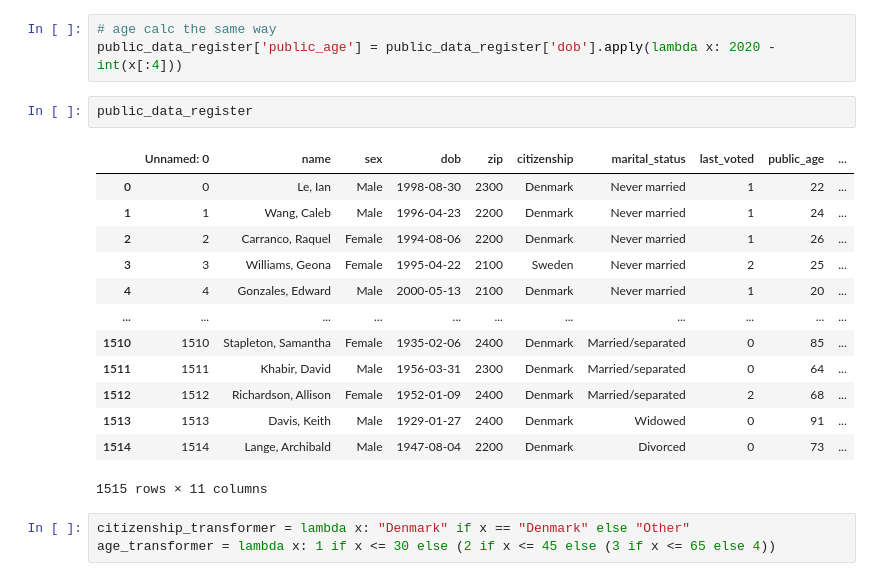
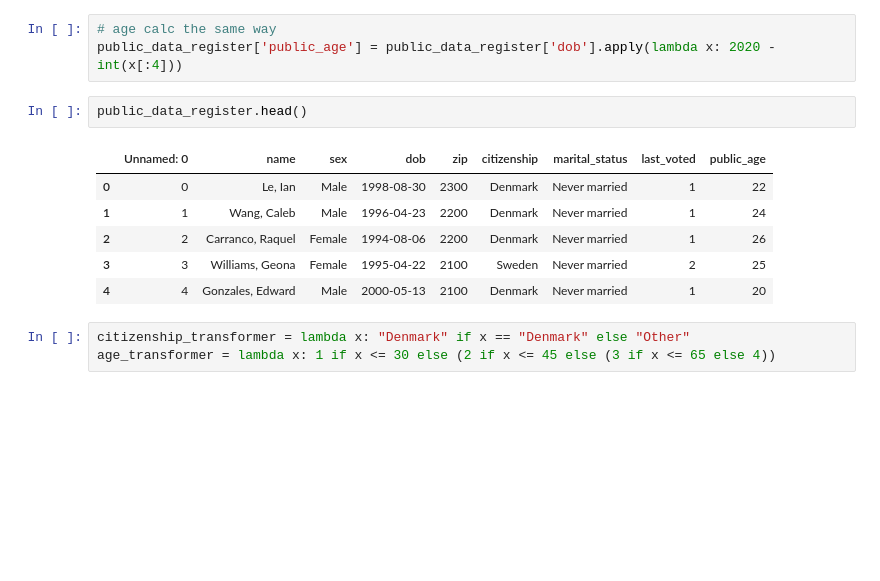
Before and after one commit to edibegovic/SecurityPrivacy, a Jupyter notebook: src/deanonymizer.ipynb, the cells around one changed output. Cells and saved outputs as stored; diff of their text form; blank space fills up the shorter version.

```diff
--- a/src/deanonymizer.ipynb
+++ b/src/deanonymizer.ipynb
@@ -78,21 +97,14 @@ public_data_register.head()
 # age calc the same way
 public_data_register['public_age'] = public_data_register['dob'].apply(lambda x: 2020 - int(x[:4]))
 # %%
-public_data_register
+public_data_register.head()
 # %% [output]
-|  | Unnamed: 0 | name | sex | dob | zip | citizenship | marital_status | last_voted | public_age | ... |
-| 0 | 0 | Le, Ian | Male | 1998-08-30 | 2300 | Denmark | Never married | 1 | 22 | ... |
-| 1 | 1 | Wang, Caleb | Male | 1996-04-23 | 2200 | Denmark | Never married | 1 | 24 | ... |
-| 2 | 2 | Carranco, Raquel | Female | 1994-08-06 | 2200 | Denmark | Never married | 1 | 26 | ... |
-| 3 | 3 | Williams, Geona | Female | 1995-04-22 | 2100 | Sweden | Never married | 2 | 25 | ... |
-| 4 | 4 | Gonzales, Edward | Male | 2000-05-13 | 2100 | Denmark | Never married | 1 | 20 | ... |
-| ... | ... | ... | ... | ... | ... | ... | ... | ... | ... | ... |
-| 1510 | 1510 | Stapleton, Samantha | Female | 1935-02-06 | 2400 | Denmark | Married/separated | 0 | 85 | ... |
-| 1511 | 1511 | Khabir, David | Male | 1956-03-31 | 2300 | Denmark | Married/separated | 0 | 64 | ... |
-| 1512 | 1512 | Richardson, Allison | Female | 1952-01-09 | 2400 | Denmark | Married/separated | 2 | 68 | ... |
-| 1513 | 1513 | Davis, Keith | Male | 1929-01-27 | 2400 | Denmark | Widowed | 0 | 91 | ... |
-| 1514 | 1514 | Lange, Archibald | Male | 1947-08-04 | 2200 | Denmark | Divorced | 0 | 73 | ... |
+|  | Unnamed: 0 | name | sex | dob | zip | citizenship | marital_status | last_voted | public_age |
+| 0 | 0 | Le, Ian | Male | 1998-08-30 | 2300 | Denmark | Never married | 1 | 22 |
+| 1 | 1 | Wang, Caleb | Male | 1996-04-23 | 2200 | Denmark | Never married | 1 | 24 |
+| 2 | 2 | Carranco, Raquel | Female | 1994-08-06 | 2200 | Denmark | Never married | 1 | 26 |
+| 3 | 3 | Williams, Geona | Female | 1995-04-22 | 2100 | Sweden | Never married | 2 | 25 |
+| 4 | 4 | Gonzales, Edward | Male | 2000-05-13 | 2100 | Denmark | Never married | 1 | 20 |
-1515 rows × 11 columns
 # %%
 citizenship_transformer = lambda x: "Denmark" if x == "Denmark" else "Other"
 age_transformer = lambda x: 1 if x <= 30 else (2 if x <= 45 else (3 if x <= 65 else 4))
```
Also changed, not shown: parts of 39 cells of this notebook, 2 other files.
